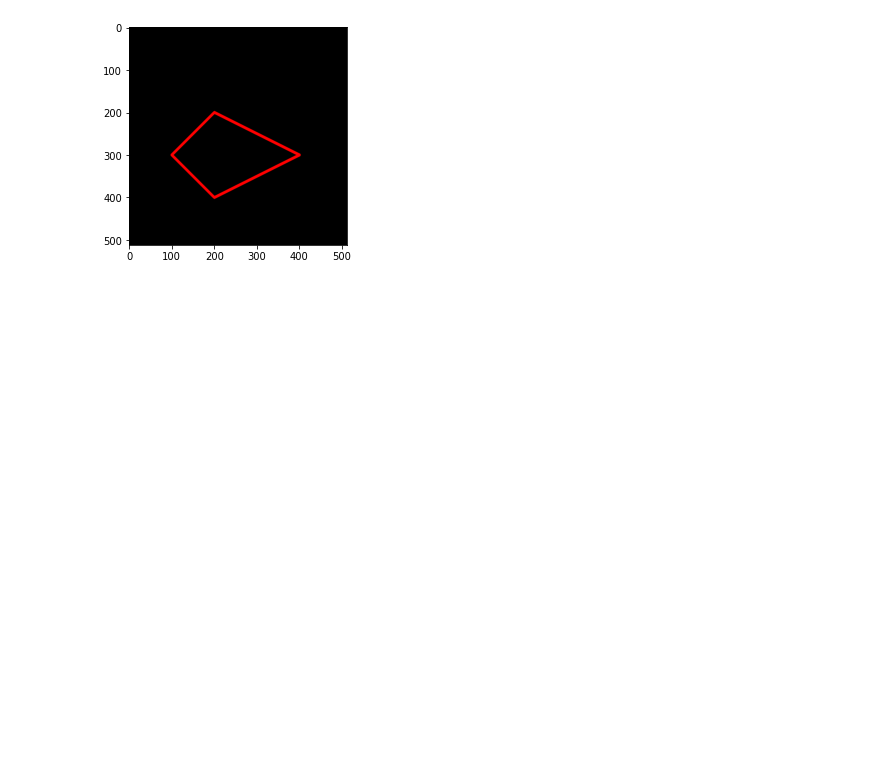
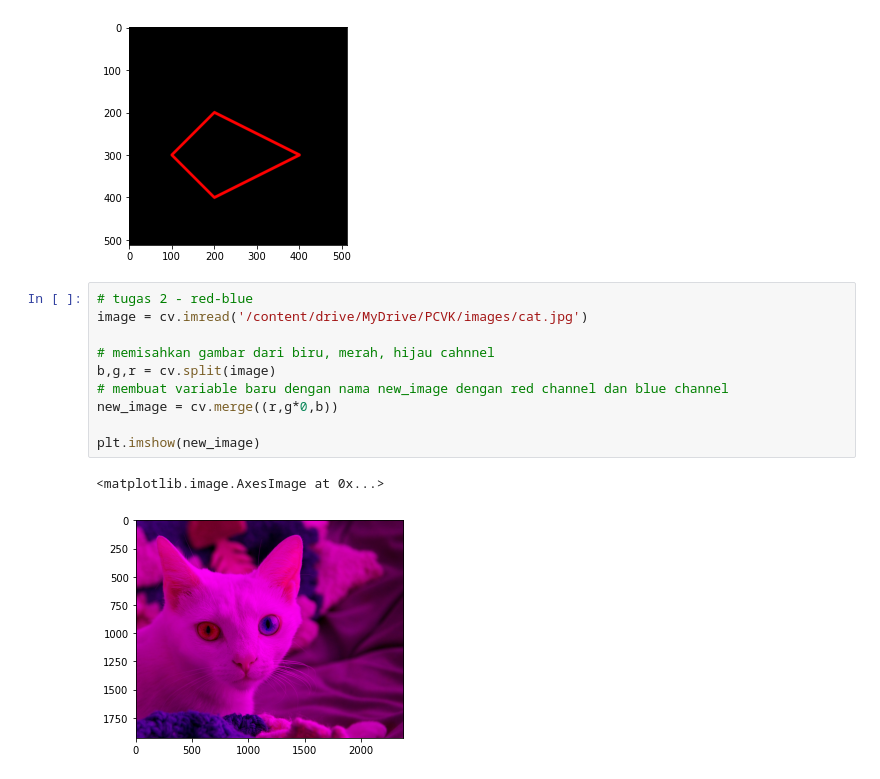
Before and after one commit to setyawan1234/PCVK_GENAP_2023, a Jupyter notebook: week2.ipynb, the cells around one changed output. Drawn from its saved outputs; the diff is of its cells as text; blank space fills up the shorter version.

```diff
--- a/week2.ipynb
+++ b/week2.ipynb
@@ -124,3 +124,16 @@ plt.imshow(black_img2)
 # %% [output]
 <matplotlib.image.AxesImage at 0x...>
 [figure]
+# %%
+# tugas 2 - red-blue
+image = cv.imread('/content/drive/MyDrive/PCVK/images/cat.jpg')
+
+# memisahkan gambar dari biru, merah, hijau cahnnel
+b,g,r = cv.split(image)
+# membuat variable baru dengan nama new_image dengan red channel dan blue channel
+new_image = cv.merge((r,g*0,b))
+
+plt.imshow(new_image)
+# %% [output]
+<matplotlib.image.AxesImage at 0x...>
+[figure, added]
```
Also changed, not shown: parts of 9 cells of this notebook.
